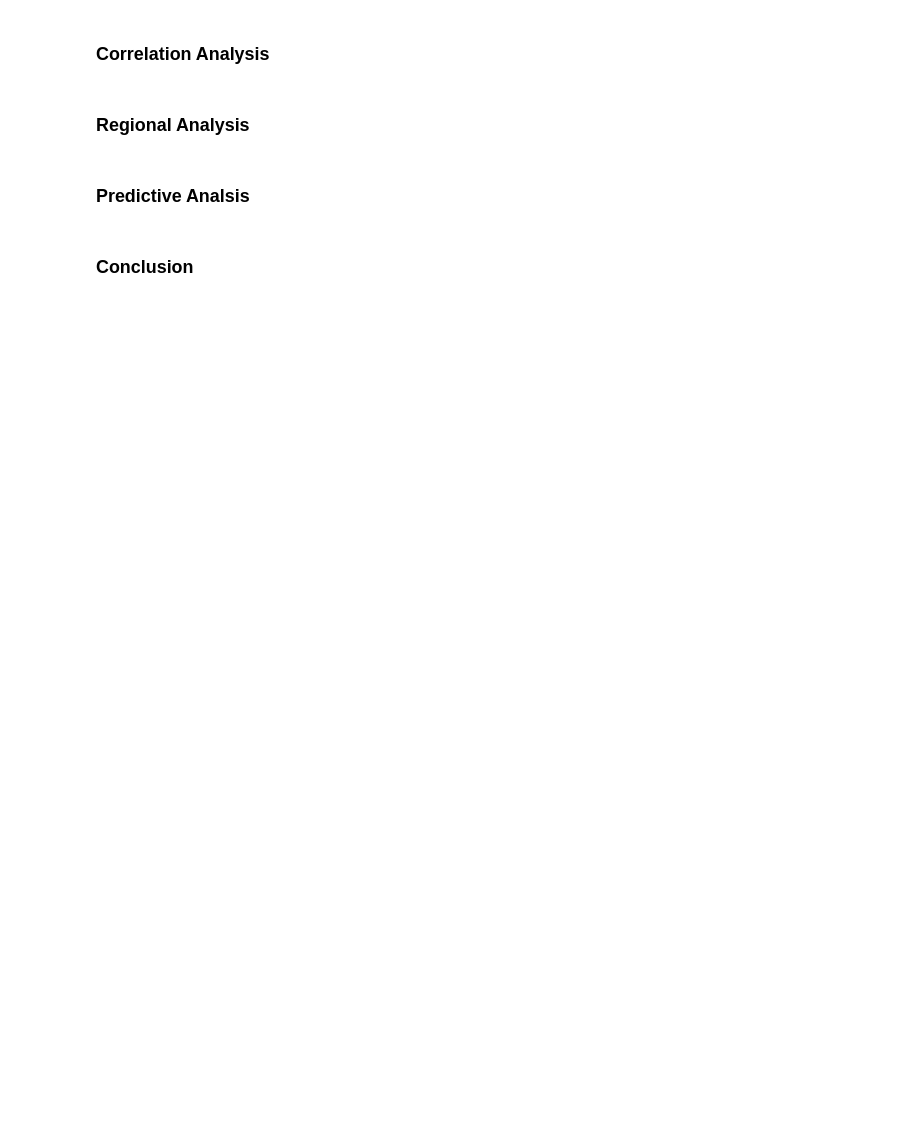
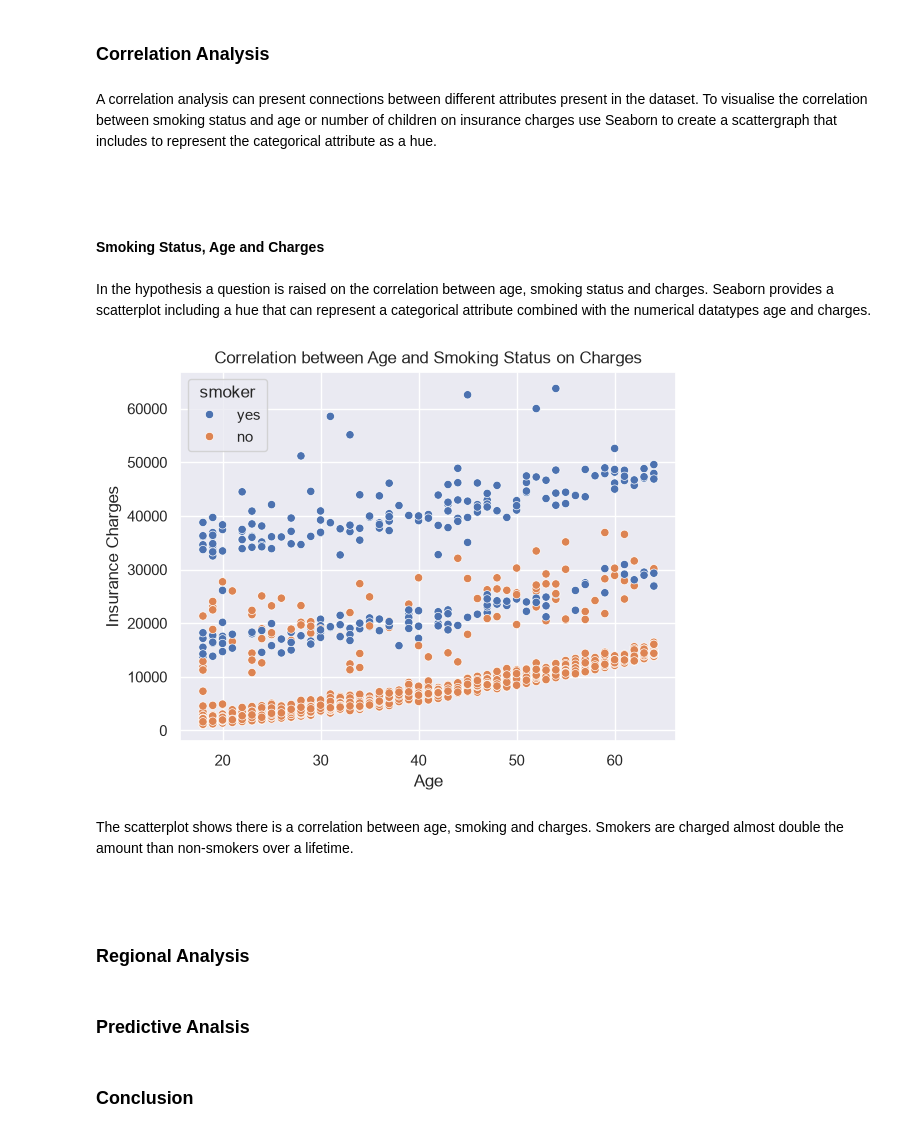
Before and after one commit to vik4t11/Healthcare-Analysis-Project, a Jupyter notebook: jupyter_notebooks /2-data-visualisation.ipynb, the cells around one changed output. Cells and saved outputs as stored; diff of their text form; code cells hidden in the pictures; blank space fills up the shorter version.

Commit message:
Add scatterplot for age, smoking status and charges to correlation analysis

```diff
--- a/jupyter_notebooks /2-data-visualisation.ipynb
+++ b/jupyter_notebooks /2-data-visualisation.ipynb
@@ -174,5 +176,34 @@ plt.show()
 # %% [markdown]
 ### **Correlation Analysis**
+# %% [markdown]
+A correlation analysis can present connections between different attributes present in the dataset. To visualise the correlation between smoking status and age or number of children on insurance charges use Seaborn to create a scattergraph that includes to represent the categorical attribute as a hue.
+# %% [markdown]
+<br/>
+# %% [markdown]
+#### **Smoking Status, Age and Charges**
+# %% [markdown]
+In the hypothesis a question is raised on the correlation between age, smoking status and charges. Seaborn provides a scatterplot including a hue that can represent a categorical attribute combined with the numerical datatypes age and charges.
+# %%
+# Create scatterplot with seaborn
+sns.scatterplot(
+    data=df_insurance,
+    x="age", # Asign X axis to age
+    y="charges", # Assign Y axis to charges
+    hue="smoker" # Assign hue to smoker
+)
+
+plt.title("Correlation between Age and Smoking Status on Charges") # Set scatterplot title
+plt.xlabel("Age") # Title X axis label as age
+plt.ylabel("Insurance Charges") # Title Y axis label as insurance charges
+
+# Print scatterplot
+plt.show()
+# %% [output]
+[figure, added]
+# %% [markdown]
+The scatterplot shows there is a correlation between age, smoking and charges. Smokers are charged almost double the amount than non-smokers over a lifetime.
+# %% [markdown]
+<br/>
 # %% [markdown]
 ### **Regional Analysis**
 # %% [markdown]
```
Also changed, not shown: parts of 1 cell of this notebook.
